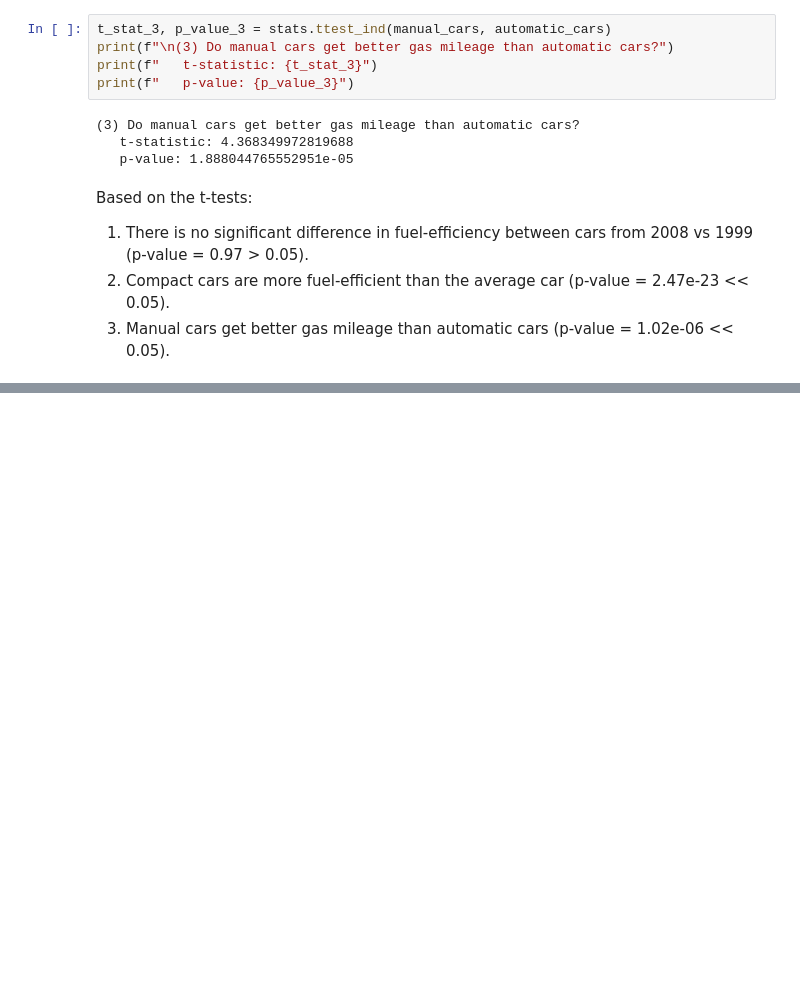
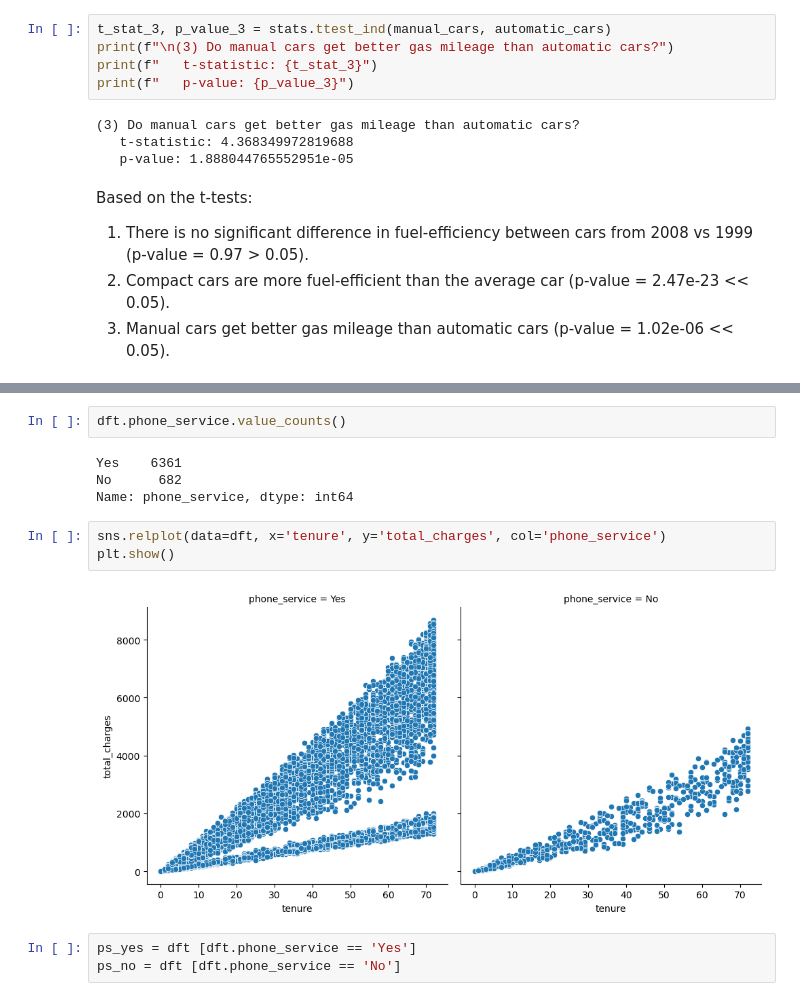
Before and after one commit to Brian-ONeil/statistics-exercises, a Jupyter notebook: hypothesis_testing.ipynb, the cells around one changed output, grey strips where cells are left out. Cells and saved outputs as stored; diff of their text form; blank space fills up the shorter version.

```diff
--- a/hypothesis_testing.ipynb
+++ b/hypothesis_testing.ipynb
@@ -143,0 +259,14 @@ Based on the t-tests:
+# %%
+dft.phone_service.value_counts()
+# %% [output]
+Yes    6361
+No      682
+Name: phone_service, dtype: int64
+# %%
+sns.relplot(data=dft, x='tenure', y='total_charges', col='phone_service')
+plt.show()
+# %% [output]
+[figure, added]
+# %%
+ps_yes = dft [dft.phone_service == 'Yes']
+ps_no = dft [dft.phone_service == 'No']
```
Also changed, not shown: parts of 66 cells of this notebook, 2 other files.
